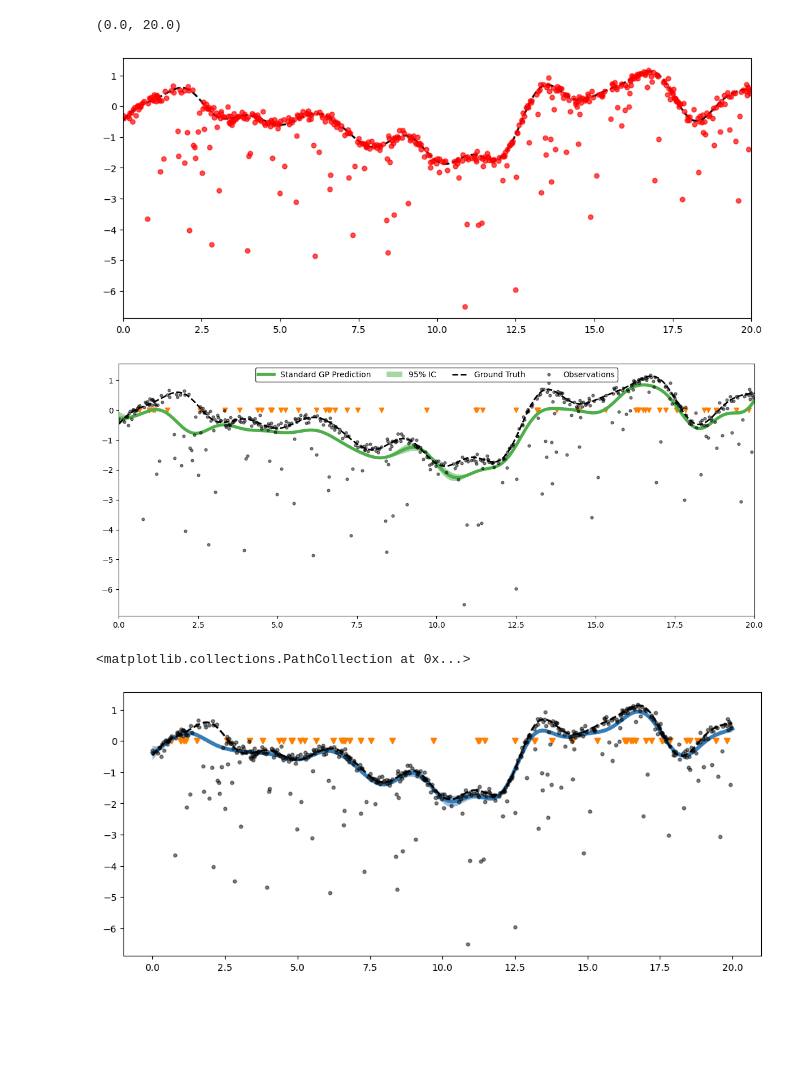
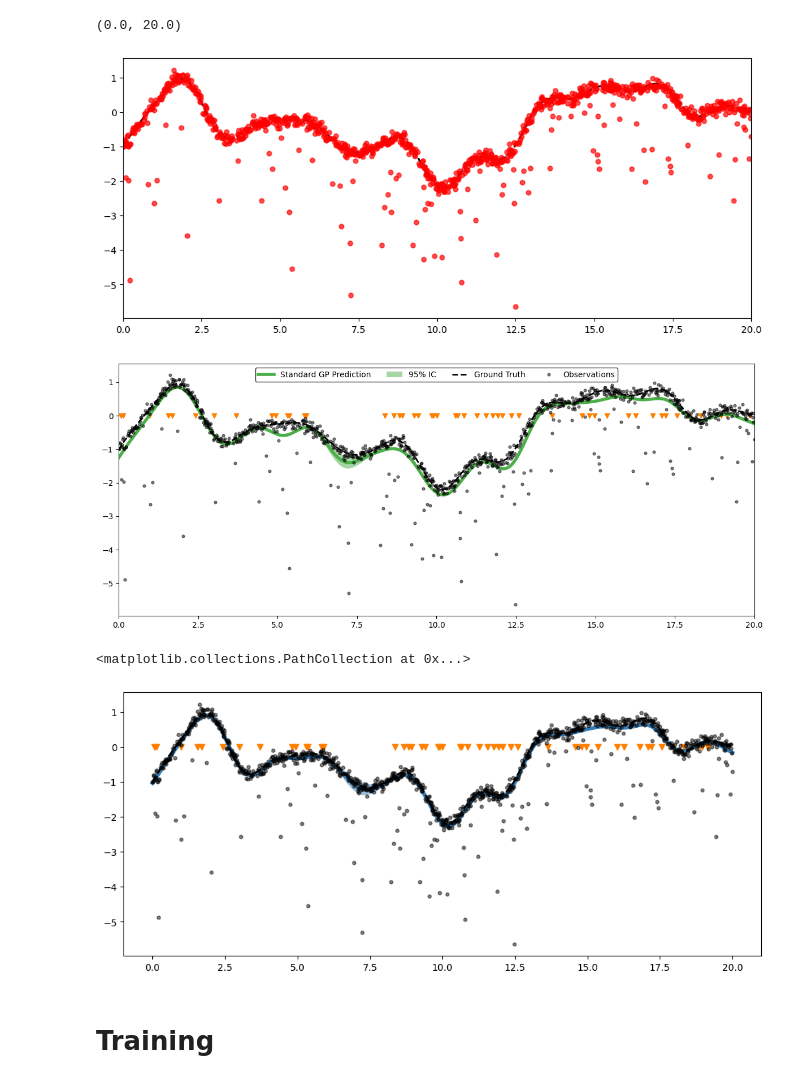
Before and after one commit to maltamiranomontero/RCGP, a Jupyter notebook: experiments sparse.ipynb, the cells around one changed output. Cells and saved outputs as stored; diff of their text form; code cells hidden in the pictures; blank space fills up the shorter version.

```diff
--- a/experiments sparse.ipynb
+++ b/experiments sparse.ipynb
@@ -16,36 +16,36 @@ plt.rcParams['figure.figsize'] = (12, 5)
 seed = 10
 
 np.random.seed(seed)
 tf.random.set_seed(seed)
 
-n_points = 1000
+n_points = 2000
 sigma_n = 0.1
 percent = 0.5
-percent_miss = 0.2
+percent_miss = 0.1
 
 kernel=gpflow.kernels.SquaredExponential()
 
 x = np.linspace(0, 20, n_points).reshape(n_points, 1)
 f = np.random.multivariate_normal(mean=np.zeros(len(x)) ,cov=kernel(x, x)).reshape(n_points, 1)
 
 i_obs = np.random.choice(
     np.arange(0, n_points, 1), int(percent * n_points), replace=False)
 
 y_obs = f[i_obs] + np.random.normal(scale=sigma_n, size=len(i_obs)).reshape(len(i_obs), 1)
 x_obs = x[i_obs]
 n_obs = len(y_obs)
 
 i_mis = np.random.choice(
     np.arange(0, n_obs, 1), int(percent_miss * n_obs), replace=False)
 
 y_obs[i_mis] = y_obs[i_mis] - np.abs(np.random.normal(scale=2, size=len(i_mis))).reshape(len(i_mis),1)
 
 plt.plot(x, f, color='black', ls='--', lw=2)
 plt.plot(x_obs, y_obs, 'r.', ms=10, alpha=0.7)
 plt.xlim(x[0], x[-1])
 # %% [output]
 (0.0, 20.0)
-[figure, old version]
+[figure, new version]
 # %%
 # plot estimation, obs and real data
 rng = np.random.default_rng(1234)
@@ -77,7 +77,7 @@ plt.xlim(x[0], x[-1])
 plt.legend(ncol=4, frameon=True, shadow=False, loc=9, edgecolor='k')
 plt.tight_layout()
 # %% [output]
-[figure, old version]
+[figure, new version]
 # %%
 # plot estimation, obs and real data
 dsm_gp = DSM_SGPR(
@@ -105,4 +105,6 @@ plt.plot(x_obs, y_obs, 'k.', ms=7, alpha=0.5, label = 'Observations')
 plt.scatter(inducing_variable, np.zeros_like(inducing_variable), marker="v", c=CB_color_cycle[1], alpha=1, lw=1)
 # %% [output]
 <matplotlib.collections.PathCollection at 0x...>
-[figure, old version]
+[figure, new version]
+# %% [markdown]
+# Training
```
Also changed, not shown: parts of 7 cells of this notebook, 3 other files.
